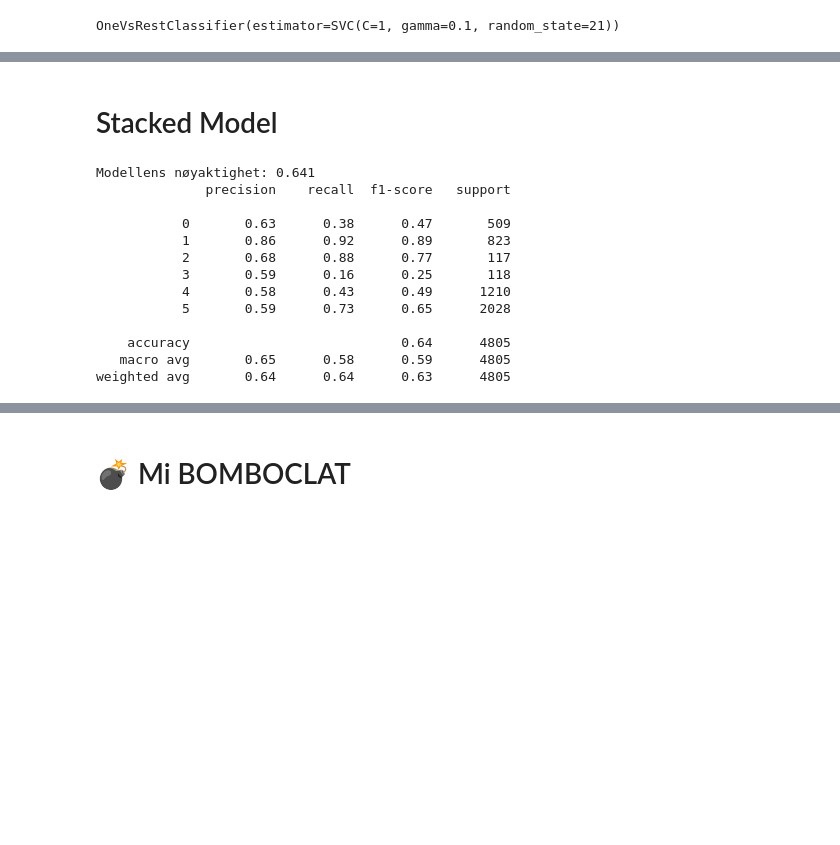
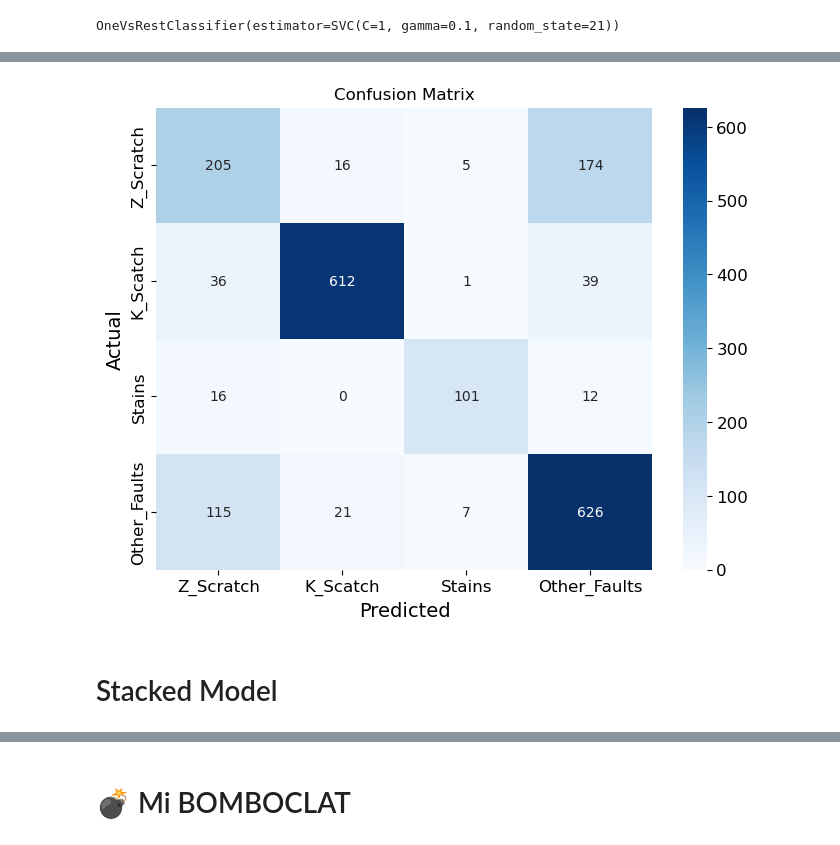
Before and after one commit to Hakonimatata/MachineLearning, a Jupyter notebook: Assignment_1/A1.ipynb, the cells around one changed output, grey strips where cells are left out. Saved outputs shown, nothing was run; the diff lists cells and outputs as text; code cells hidden in the pictures; blank space fills up the shorter version.

```diff
--- a/Assignment_1/A1.ipynb
+++ b/Assignment_1/A1.ipynb
@@ -644,3 +632,7 @@ plot_learning_curves(svm_clf_OvA, X_train, X_test, y_train, y_test, title="Learn
+# %%
+plot_confusion_matrix(y_test_1d, np.argmax(y_pred_SVM, axis=1), targets)
+# %% [output]
+[figure, added]
 # %% [markdown]
 # Stacked Model
 # %%
@@ -670,34 +667,3 @@ TRAIN_MODEL = True
 if TRAIN_MODEL:
     # Fit the model on the training data
     stacked_model.fit(X_train, y_train)
-# %%
-# Get probabilities
-y_pred_proba = stacked_model.predict_proba(X_test)
-
-# Kombiner alle klassesannsynligheter riktig
-y_pred_stacked = np.column_stack([arr[:, 1] for arr in y_pred_proba])
-
-# Finn klassen med høyest sannsynlighet
-y_pred_labels = np.argmax(y_pred_stacked, axis=1)
-
-# Konverter y_test fra one-hot til klassenumre
-y_test_labels = np.argmax(y_test.values, axis=1)
-
-# Evaluer modellen
-accuracy = accuracy_score(y_test_labels, y_pred_labels)
-print(f"Modellens nøyaktighet: {accuracy:.3f}")
-print(classification_report(y_test_labels, y_pred_labels))
-# %% [output]
-Modellens nøyaktighet: 0.641
-              precision    recall  f1-score   support
-
-           0       0.63      0.38      0.47       509
-           1       0.86      0.92      0.89       823
-           2       0.68      0.88      0.77       117
-           3       0.59      0.16      0.25       118
-           4       0.58      0.43      0.49      1210
-           5       0.59      0.73      0.65      2028
-
-    accuracy                           0.64      4805
-   macro avg       0.65      0.58      0.59      4805
-weighted avg       0.64      0.64      0.63      4805
```
Also changed, not shown: parts of 26 cells of this notebook.
